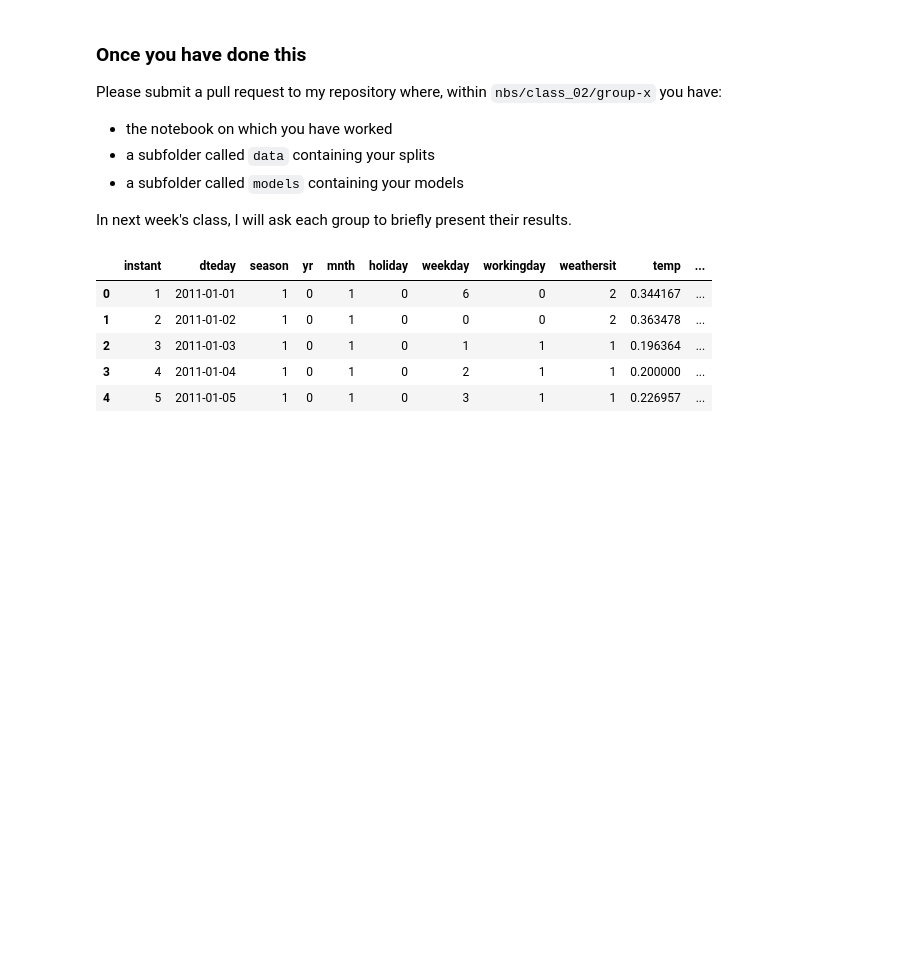
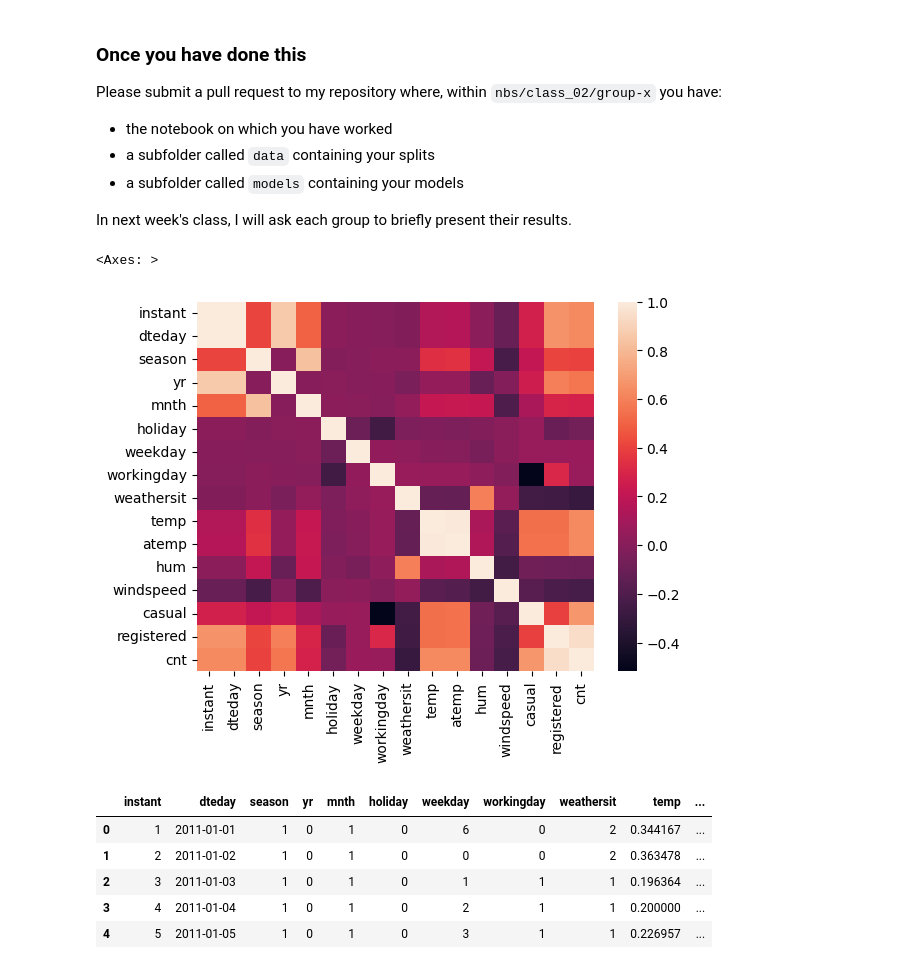
Before and after one commit to alekswael/DataSci-AU-24, a Jupyter notebook: nbs/class_02/group-6/models.ipynb, the cells around one changed output. Cells and saved outputs as stored; diff of their text form; code cells hidden in the pictures; blank space fills up the shorter version.

```diff
--- a/nbs/class_02/group-6/models.ipynb
+++ b/nbs/class_02/group-6/models.ipynb
@@ -44,8 +44,21 @@ import pandas as pd
 # Import the bike dataset
 df = pd.read_csv('data/day.csv')
 
-X = df['temp']
-y = df['cnt']
+# Set the dteday column as datetime
+df['dteday'] = pd.to_datetime(df['dteday'])
+
+# X = df['temp'].values.reshape(-1, 1)
+y = df['cnt'].values.reshape(-1, 1)
+
+# Add multiple features
+X = df[['temp', 'hum', 'windspeed']].values.reshape(-1, 3)
+# %%
+# Plot correlation heatmap
+import seaborn as sns
+sns.heatmap(df.corr(), annot=False)
+# %% [output]
+<Axes: >
+[figure, added]
 # %%
 df.head()
 # %% [output]
```
Also changed, not shown: parts of 5 cells of this notebook.
